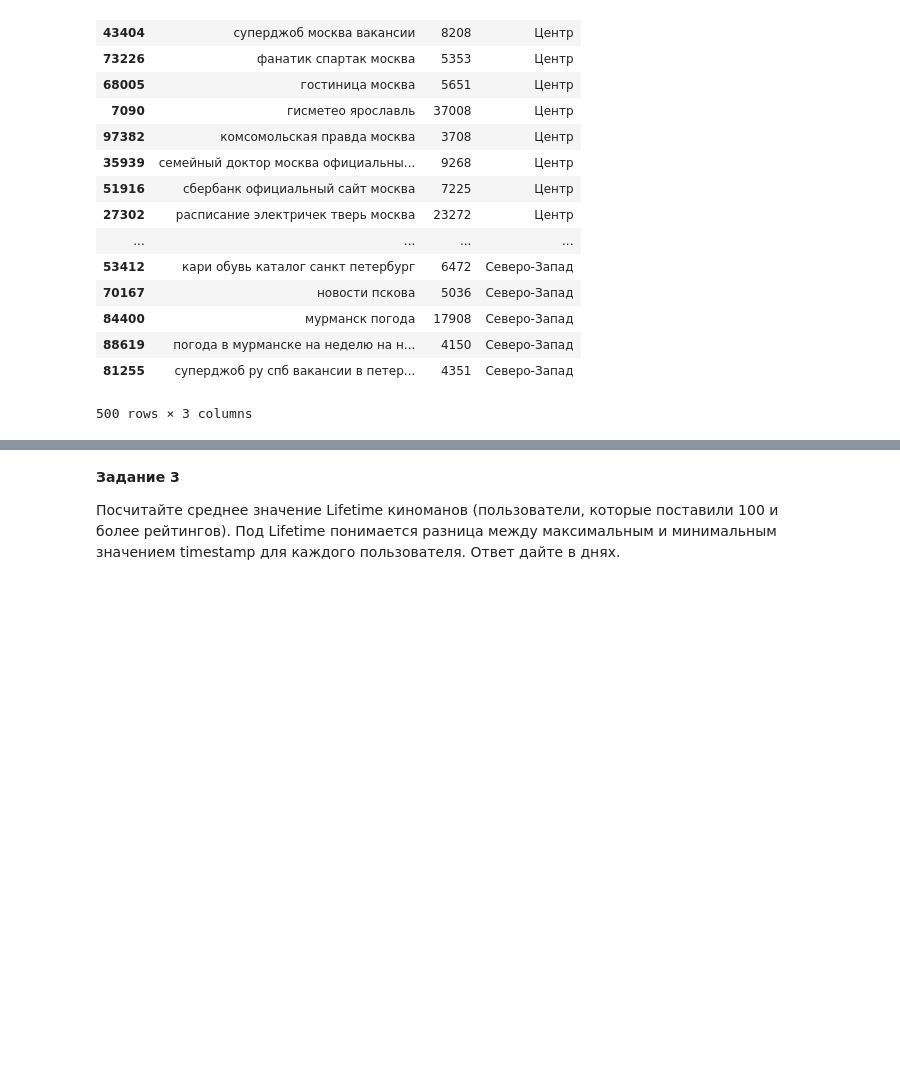
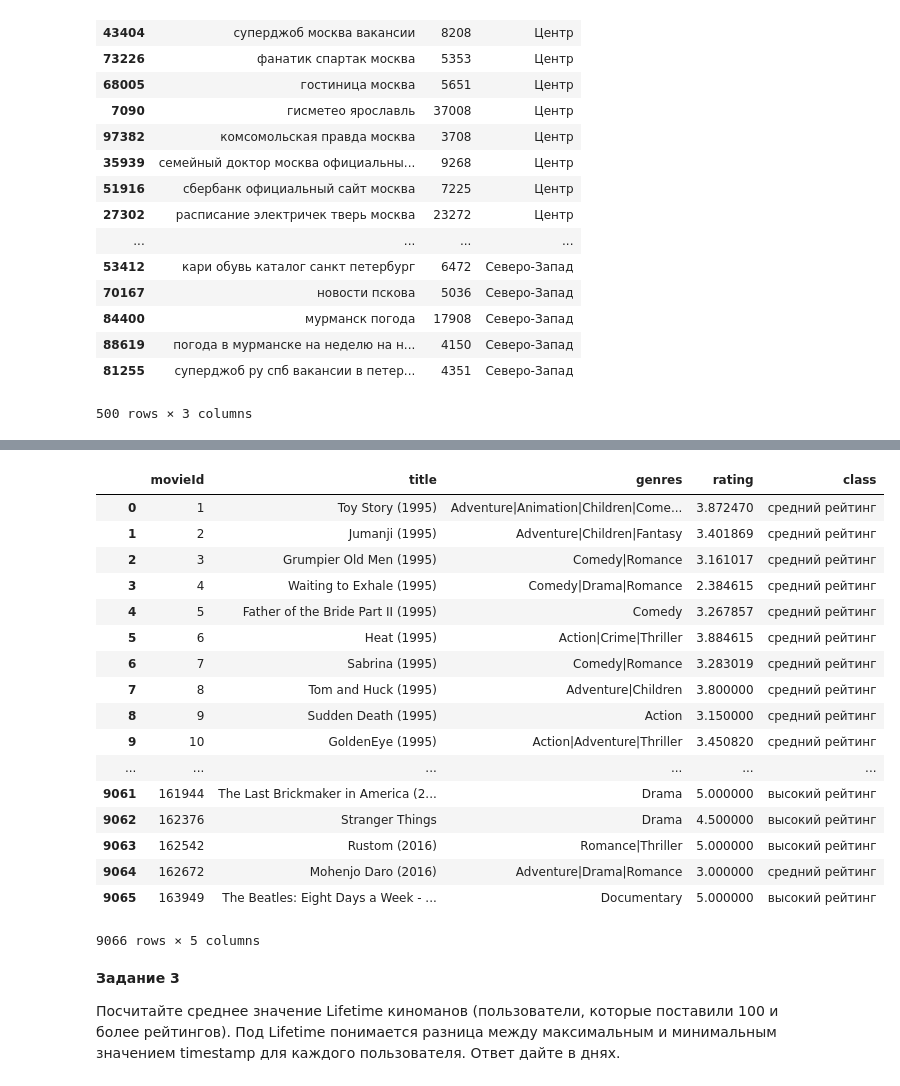
Before and after one commit to stacyinla/Netology-Phyton, a Jupyter notebook: iskhakova_hm6.ipynb, the cells around one changed output, grey strips where cells are left out. Drawn from its saved outputs; the diff is of its cells as text; code cells hidden in the pictures; blank space fills up the shorter version.

Commit message:
Homework 6 (pandas) was added by Iskhakova A.

```diff
--- a/iskhakova_hm6.ipynb
+++ b/iskhakova_hm6.ipynb
@@ -113,3 +118,40 @@ ml-latest-small/
+# %%
+import pandas as pd
+
+def class_movie(x):
+    if x > 4:
+        return 'высокий рейтинг'
+    elif x > 2:
+        return 'средний рейтинг'
+    else:
+        return 'низкий рейтинг'
+
+movies = pd.read_csv('ml-latest-small/movies.csv')
+ratings = pd.read_csv('ml-latest-small/ratings.csv')
+
+ratings = ratings[['movieId', 'rating']].groupby('movieId').mean()
+ratings['class'] = ratings['rating'].apply(class_movie)
+ratings = ratings.merge(movies, on='movieId', how='left')
+ratings[['movieId', 'title', 'genres', 'rating', 'class']]
+# %% [output]
+|  | movieId | title | genres | rating | class |
+| 0 | 1 | Toy Story (1995) | Adventure|Animation|Children|Come... | 3.872470 | средний рейтинг |
+| 1 | 2 | Jumanji (1995) | Adventure|Children|Fantasy | 3.401869 | средний рейтинг |
+| 2 | 3 | Grumpier Old Men (1995) | Comedy|Romance | 3.161017 | средний рейтинг |
+| 3 | 4 | Waiting to Exhale (1995) | Comedy|Drama|Romance | 2.384615 | средний рейтинг |
+| 4 | 5 | Father of the Bride Part II (1995) | Comedy | 3.267857 | средний рейтинг |
+| 5 | 6 | Heat (1995) | Action|Crime|Thriller | 3.884615 | средний рейтинг |
+| 6 | 7 | Sabrina (1995) | Comedy|Romance | 3.283019 | средний рейтинг |
+| 7 | 8 | Tom and Huck (1995) | Adventure|Children | 3.800000 | средний рейтинг |
+| 8 | 9 | Sudden Death (1995) | Action | 3.150000 | средний рейтинг |
+| 9 | 10 | GoldenEye (1995) | Action|Adventure|Thriller | 3.450820 | средний рейтинг |
+| ... | ... | ... | ... | ... | ... |
+| 9061 | 161944 | The Last Brickmaker in America (2... | Drama | 5.000000 | высокий рейтинг |
+| 9062 | 162376 | Stranger Things | Drama | 4.500000 | высокий рейтинг |
+| 9063 | 162542 | Rustom (2016) | Romance|Thriller | 5.000000 | высокий рейтинг |
+| 9064 | 162672 | Mohenjo Daro (2016) | Adventure|Drama|Romance | 3.000000 | средний рейтинг |
+| 9065 | 163949 | The Beatles: Eight Days a Week - ... | Documentary | 5.000000 | высокий рейтинг |
+9066 rows × 5 columns
 # %% [markdown]
 **Задание 3**
 
```
Also changed, not shown: parts of 8 cells of this notebook.
